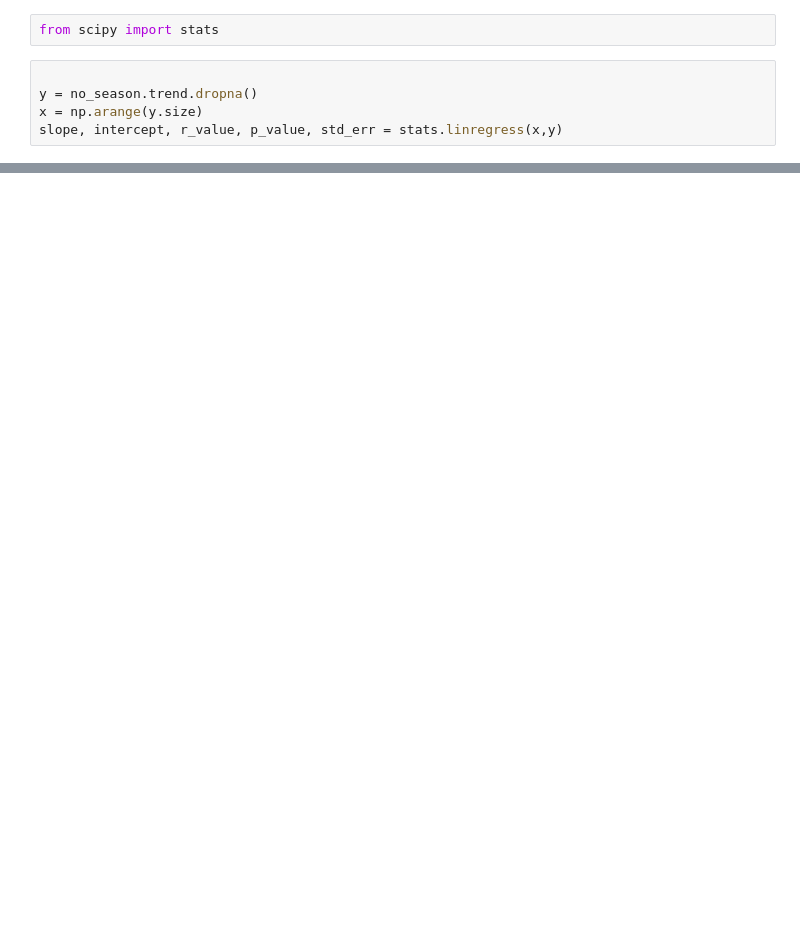
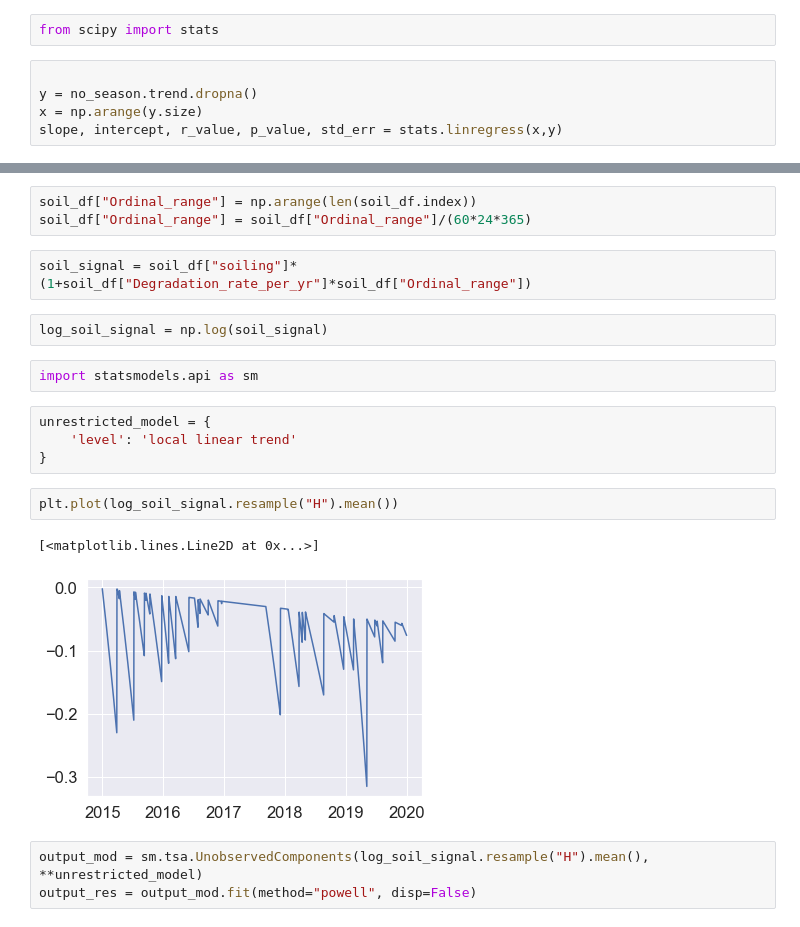
Before and after one commit to Rufski/S2DS-EPRI, a Jupyter notebook: notebooks/1.1-djv-detrending.ipynb, the cells around one changed output, grey strips where cells are left out. Saved outputs shown, nothing was run; the diff lists cells and outputs as text; blank space fills up the shorter version.

```diff
--- a/notebooks/1.1-djv-detrending.ipynb
+++ b/notebooks/1.1-djv-detrending.ipynb
@@ -163,0 +127,21 @@ basic_df
+# %%
+soil_df["Ordinal_range"] = np.arange(len(soil_df.index))
+soil_df["Ordinal_range"] = soil_df["Ordinal_range"]/(60*24*365)
+# %%
+soil_signal = soil_df["soiling"]*(1+soil_df["Degradation_rate_per_yr"]*soil_df["Ordinal_range"])
+# %%
+log_soil_signal = np.log(soil_signal)
+# %%
+import statsmodels.api as sm
+# %%
+unrestricted_model = {
+    'level': 'local linear trend'
+}
+# %%
+plt.plot(log_soil_signal.resample("H").mean())
+# %% [output]
+[<matplotlib.lines.Line2D at 0x...>]
+[figure, added]
+# %%
+output_mod = sm.tsa.UnobservedComponents(log_soil_signal.resample("H").mean(), **unrestricted_model)
+output_res = output_mod.fit(method="powell", disp=False)
```
Also changed, not shown: parts of 25 cells of this notebook, 1 other file.
